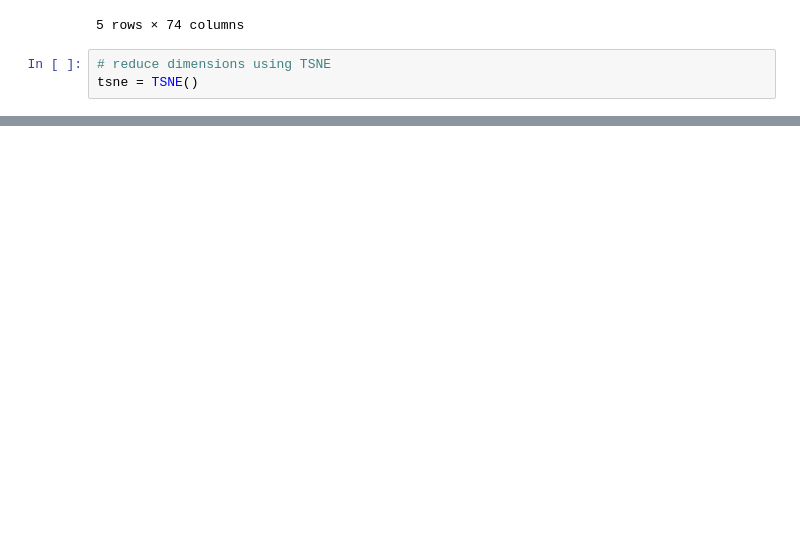
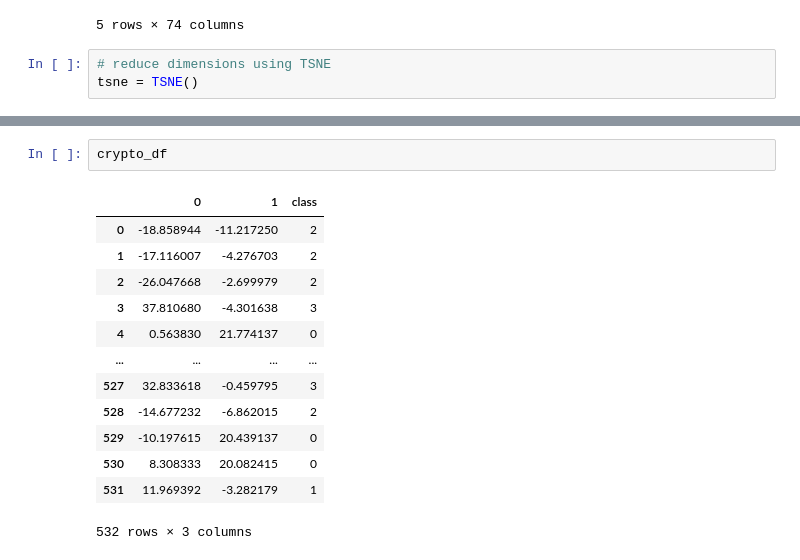
Before and after one commit to kentyjorge/cryptocurrency, a Jupyter notebook: cryptomodel.ipynb, the cells around one changed output, grey strips where cells are left out. Drawn from its saved outputs; the diff is of its cells as text; blank space fills up the shorter version.

```diff
--- a/cryptomodel.ipynb
+++ b/cryptomodel.ipynb
@@ -153,0 +238,16 @@ plt.show()
+# %%
+crypto_df
+# %% [output]
+|  | 0 | 1 | class |
+| 0 | -18.858944 | -11.217250 | 2 |
+| 1 | -17.116007 | -4.276703 | 2 |
+| 2 | -26.047668 | -2.699979 | 2 |
+| 3 | 37.810680 | -4.301638 | 3 |
+| 4 | 0.563830 | 21.774137 | 0 |
+| ... | ... | ... | ... |
+| 527 | 32.833618 | -0.459795 | 3 |
+| 528 | -14.677232 | -6.862015 | 2 |
+| 529 | -10.197615 | 20.439137 | 0 |
+| 530 | 8.308333 | 20.082415 | 0 |
+| 531 | 11.969392 | -3.282179 | 1 |
+532 rows × 3 columns
```
Also changed, not shown: parts of 20 cells of this notebook.
